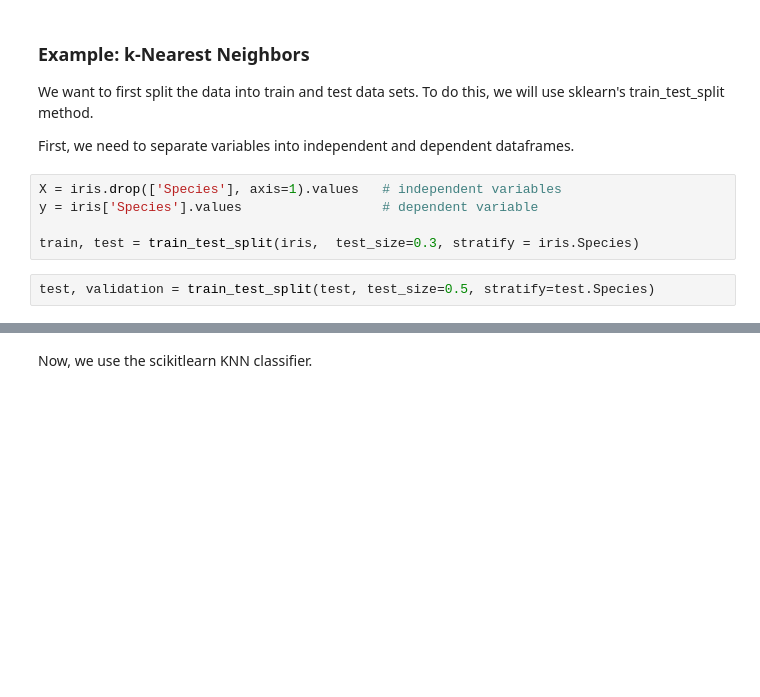
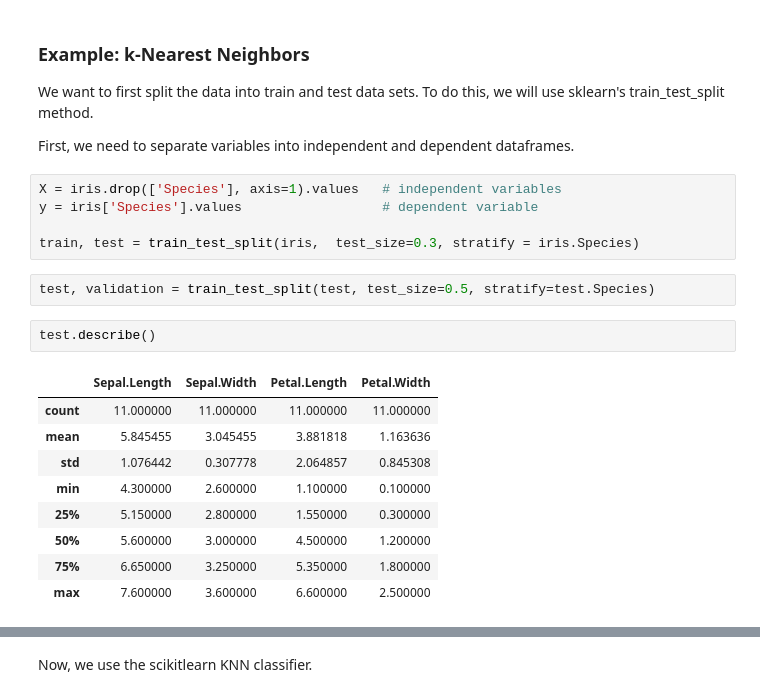
Before and after one commit to UVADS/DS-3001, a Jupyter notebook: 04_ML_Concepts_I_Foundations/ML1_inclass.ipynb, the cells around one changed output, grey strips where cells are left out. Cells and saved outputs as stored; diff of their text form; blank space fills up the shorter version.

```diff
--- a/04_ML_Concepts_I_Foundations/ML1_inclass.ipynb
+++ b/04_ML_Concepts_I_Foundations/ML1_inclass.ipynb
@@ -40,3 +58,15 @@ y = iris['Species'].values                  # dependent variable
 train, test = train_test_split(iris,  test_size=0.3, stratify = iris.Species)
 # %%
 test, validation = train_test_split(test, test_size=0.5, stratify=test.Species)
+# %%
+test.describe()
+# %% [output]
+|  | Sepal.Length | Sepal.Width | Petal.Length | Petal.Width |
+| count | 11.000000 | 11.000000 | 11.000000 | 11.000000 |
+| mean | 5.845455 | 3.045455 | 3.881818 | 1.163636 |
+| std | 1.076442 | 0.307778 | 2.064857 | 0.845308 |
+| min | 4.300000 | 2.600000 | 1.100000 | 0.100000 |
+| 25% | 5.150000 | 2.800000 | 1.550000 | 0.300000 |
+| 50% | 5.600000 | 3.000000 | 4.500000 | 1.200000 |
+| 75% | 6.650000 | 3.250000 | 5.350000 | 1.800000 |
+| max | 7.600000 | 3.600000 | 6.600000 | 2.500000 |
```
Also changed, not shown: parts of 9 cells of this notebook.
